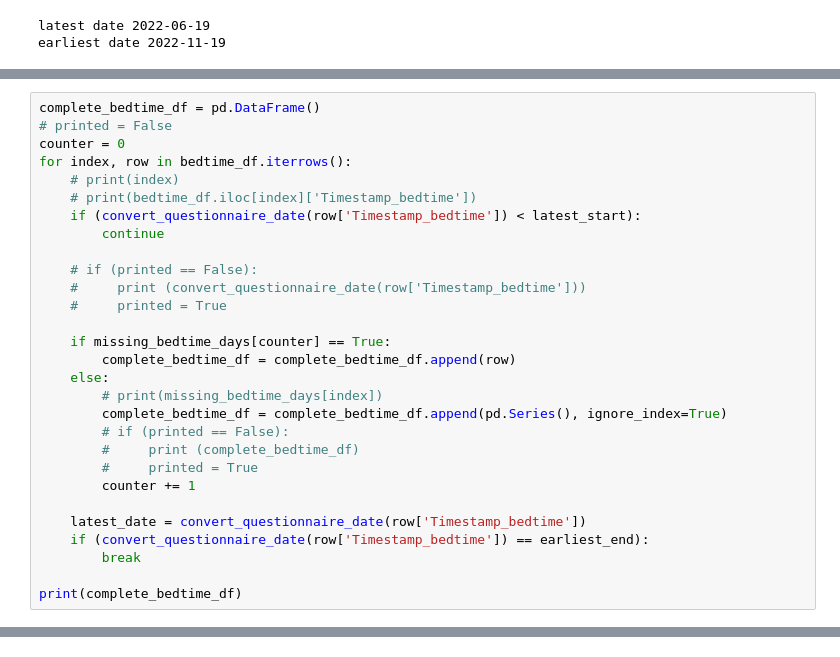
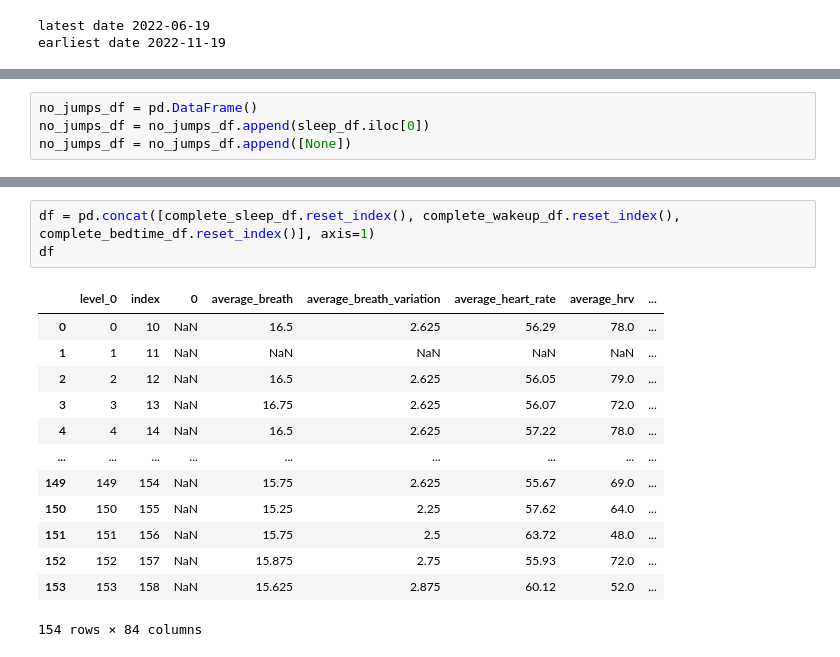
Before and after one commit to thalianajjar/internship_code, a Jupyter notebook: data.ipynb, the cells around one changed output, grey strips where cells are left out. Saved outputs shown, nothing was run; the diff lists cells and outputs as text.

```diff
--- a/data.ipynb
+++ b/data.ipynb
@@ -124,0 +119,4 @@ DatetimeIndex(['2022-06-29', '2022-07-01', '2022-07-13', '2022-07-21',
+# %%
+no_jumps_df = pd.DataFrame()
+no_jumps_df = no_jumps_df.append(sleep_df.iloc[0])
+no_jumps_df = no_jumps_df.append([None])
@@ -213,29 +185,0 @@ print(complete_wakeup_df)
-# %%
-complete_bedtime_df = pd.DataFrame()
-# printed = False
-counter = 0
-for index, row in bedtime_df.iterrows():
-    # print(index)
-    # print(bedtime_df.iloc[index]['Timestamp_bedtime'])
-    if (convert_questionnaire_date(row['Timestamp_bedtime']) < latest_start):
-        continue
-
-    # if (printed == False):
-    #     print (convert_questionnaire_date(row['Timestamp_bedtime']))
-    #     printed = True
-
-    if missing_bedtime_days[counter] == True:
-        complete_bedtime_df = complete_bedtime_df.append(row)
-    else:
-        # print(missing_bedtime_days[index])
-        complete_bedtime_df = complete_bedtime_df.append(pd.Series(), ignore_index=True)
-        # if (printed == False):
-        #     print (complete_bedtime_df)
-        #     printed = True
-        counter += 1
-
-    latest_date = convert_questionnaire_date(row['Timestamp_bedtime'])
-    if (convert_questionnaire_date(row['Timestamp_bedtime']) == earliest_end):
-        break
-
-print(complete_bedtime_df)
@@ -259,0 +257,17 @@ df
+# %%
+df = pd.concat([complete_sleep_df.reset_index(), complete_wakeup_df.reset_index(), complete_bedtime_df.reset_index()], axis=1)
+df
+# %% [output]
+|  | level_0 | index | 0 | average_breath | average_breath_variation | average_heart_rate | average_hrv | ... |
+| 0 | 0 | 10 | NaN | 16.5 | 2.625 | 56.29 | 78.0 | ... |
+| 1 | 1 | 11 | NaN | NaN | NaN | NaN | NaN | ... |
+| 2 | 2 | 12 | NaN | 16.5 | 2.625 | 56.05 | 79.0 | ... |
+| 3 | 3 | 13 | NaN | 16.75 | 2.625 | 56.07 | 72.0 | ... |
+| 4 | 4 | 14 | NaN | 16.5 | 2.625 | 57.22 | 78.0 | ... |
+| ... | ... | ... | ... | ... | ... | ... | ... | ... |
+| 149 | 149 | 154 | NaN | 15.75 | 2.625 | 55.67 | 69.0 | ... |
+| 150 | 150 | 155 | NaN | 15.25 | 2.25 | 57.62 | 64.0 | ... |
+| 151 | 151 | 156 | NaN | 15.75 | 2.5 | 63.72 | 48.0 | ... |
+| 152 | 152 | 157 | NaN | 15.875 | 2.75 | 55.93 | 72.0 | ... |
+| 153 | 153 | 158 | NaN | 15.625 | 2.875 | 60.12 | 52.0 | ... |
+154 rows × 84 columns
```
Also changed, not shown: parts of 13 cells of this notebook.
